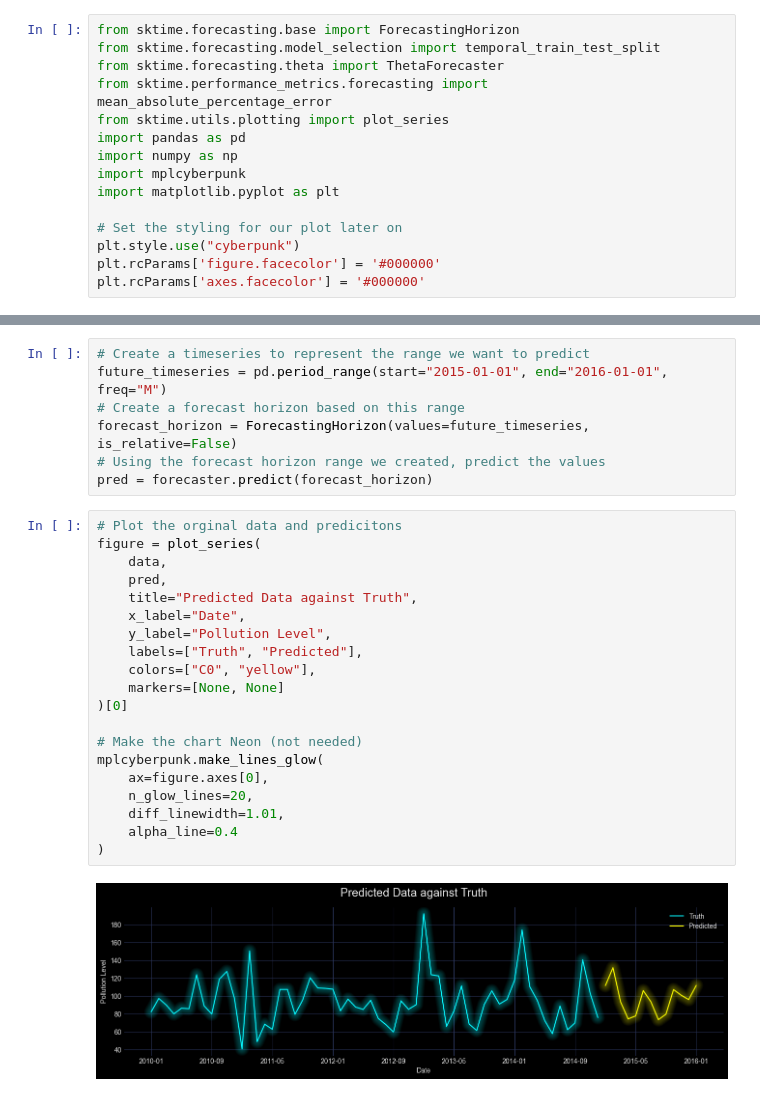
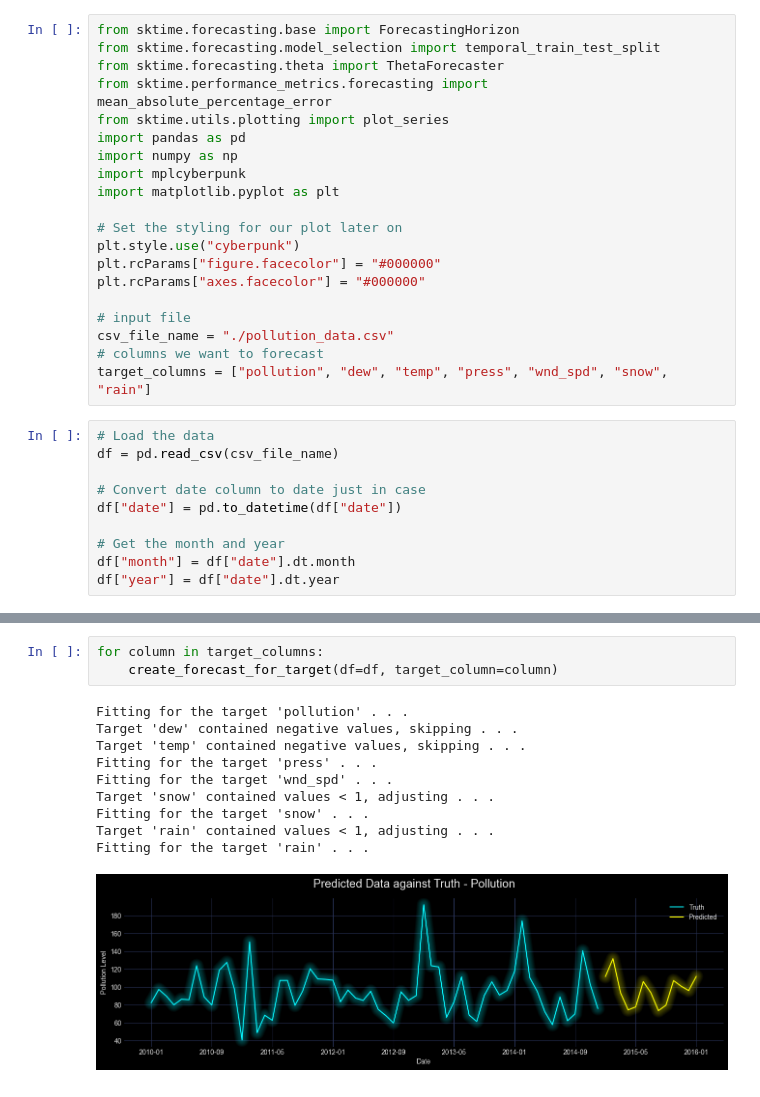
Before and after one commit to ethanlchristensen/PredictiveForecastingLearning, a Jupyter notebook: main.ipynb, the cells around one changed output, grey strips where cells are left out. Saved outputs shown, nothing was run; the diff lists cells and outputs as text.

Commit message:
generic function that can target a specific column from the dataset

```diff
--- a/main.ipynb
+++ b/main.ipynb
@@ -11,6 +11,21 @@ import matplotlib.pyplot as plt
 
 # Set the styling for our plot later on
 plt.style.use("cyberpunk")
-plt.rcParams['figure.facecolor'] = '#000000'
-plt.rcParams['axes.facecolor'] = '#000000'
+plt.rcParams["figure.facecolor"] = "#000000"
+plt.rcParams["axes.facecolor"] = "#000000"
+
+# input file
+csv_file_name = "./pollution_data.csv"
+# columns we want to forecast
+target_columns = ["pollution", "dew", "temp", "press", "wnd_spd", "snow", "rain"]
+# %%
+# Load the data
+df = pd.read_csv(csv_file_name)
+
+# Convert date column to date just in case
+df["date"] = pd.to_datetime(df["date"])
+
+# Get the month and year
+df["month"] = df["date"].dt.month
+df["year"] = df["date"].dt.year
 # %%
@@ -71,29 +105,14 @@ ThetaForecaster(sp=12)
-# %%
-# Create a timeseries to represent the range we want to predict
-future_timeseries = pd.period_range(start="2015-01-01", end="2016-01-01", freq="M")
-# Create a forecast horizon based on this range
-forecast_horizon = ForecastingHorizon(values=future_timeseries, is_relative=False)
-# Using the forecast horizon range we created, predict the values
-pred = forecaster.predict(forecast_horizon)
-# %%
-# Plot the orginal data and predicitons
-figure = plot_series(
-    data,
-    pred,
-    title="Predicted Data against Truth",
-    x_label="Date",
-    y_label="Pollution Level",
-    labels=["Truth", "Predicted"],
-    colors=["C0", "yellow"],
-    markers=[None, None]
-)[0]
-
-# Make the chart Neon (not needed)
-mplcyberpunk.make_lines_glow(
-    ax=figure.axes[0],
-    n_glow_lines=20,
-    diff_linewidth=1.01,
-    alpha_line=0.4
-)
-# %% [output]
-[figure, removed]
+# %%
+for column in target_columns:
+    create_forecast_for_target(df=df, target_column=column)
+# %% [output]
+Fitting for the target 'pollution' . . .
+Target 'dew' contained negative values, skipping . . .
+Target 'temp' contained negative values, skipping . . .
+Fitting for the target 'press' . . .
+Fitting for the target 'wnd_spd' . . .
+Target 'snow' contained values < 1, adjusting . . .
+Fitting for the target 'snow' . . .
+Target 'rain' contained values < 1, adjusting . . .
+Fitting for the target 'rain' . . .
+[figure, added]
```
Also changed, not shown: parts of 3 cells of this notebook.
